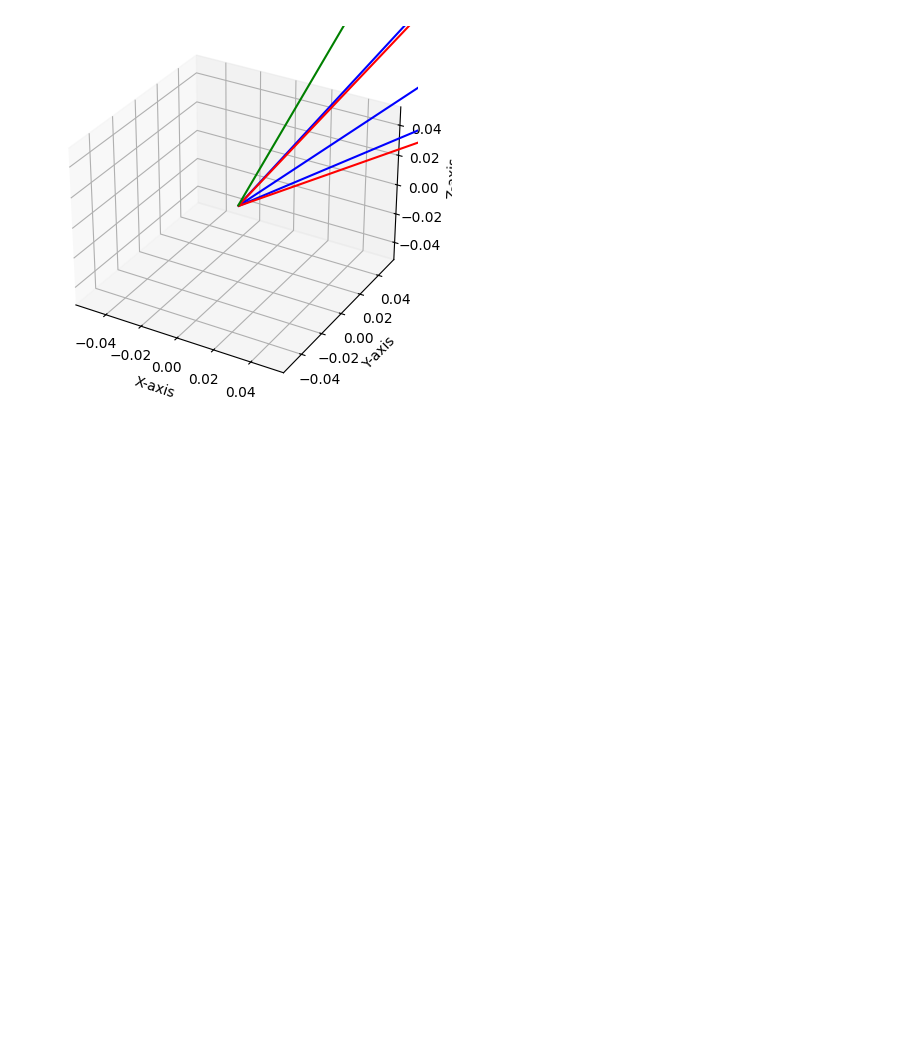
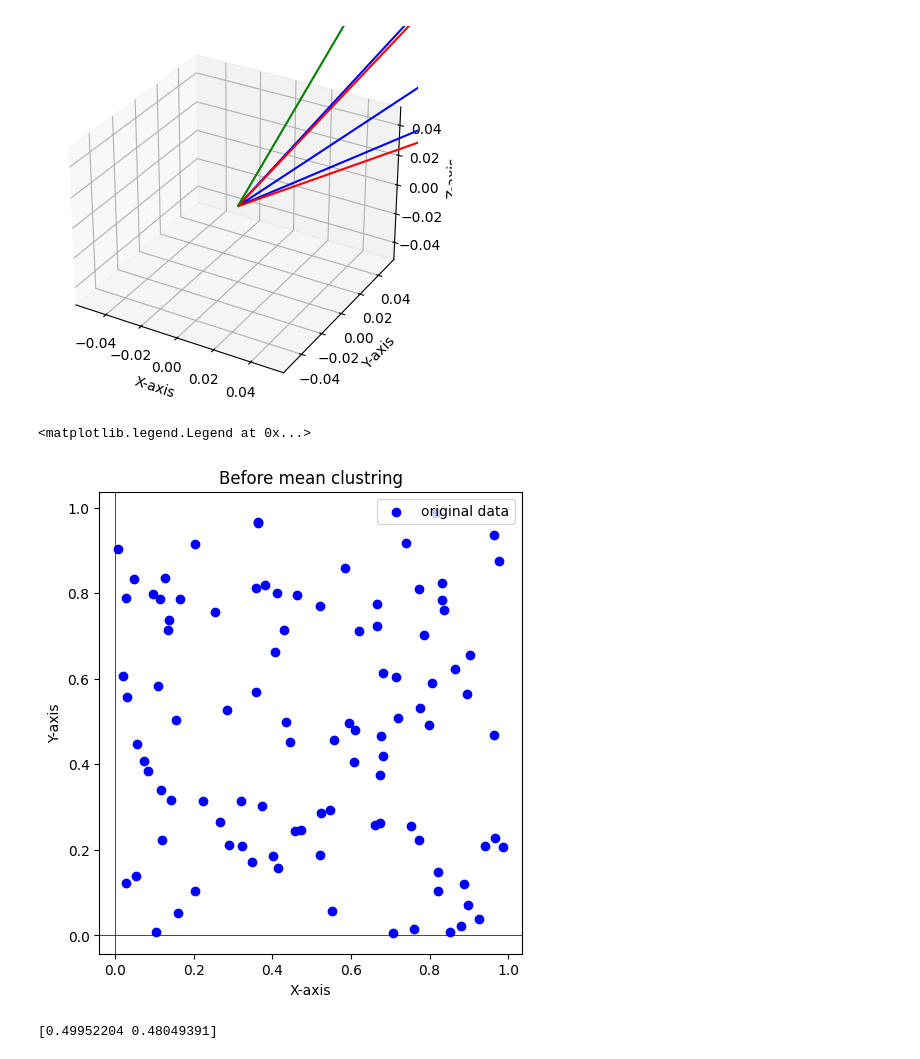
Before and after one commit to a4-adityaa/Data-Science-Fundamentals, a Jupyter notebook: Vectors.ipynb, the cells around one changed output. Drawn from its saved outputs; the diff is of its cells as text; code cells hidden in the pictures; blank space fills up the shorter version.

```diff
--- a/Vectors.ipynb
+++ b/Vectors.ipynb
@@ -70,3 +70,34 @@ plt.show()
 Enter the query point (3D vector) separated by space: 1 1 3
 The class of the nearest neighbor is: 0
 [figure]
+# %%
+# let's perform some mean shifting
+
+data = np.random.rand(100,2)
+data
+# %%
+# now we will plot the original figure
+
+plt.figure(figsize=(12,6))
+
+plt.subplot(1,2,1)
+plt.scatter(data[:,0], data[:,1], label= "original data", color= "blue")
+plt.xlabel("X-axis")
+plt.ylabel("Y-axis")
+plt.title("Before mean clustring")
+plt.axhline(0, color='black', linewidth=0.5)
+plt.axvline(0, color='black', linewidth=0.5)
+plt.legend()
+# %% [output]
+<matplotlib.legend.Legend at 0x...>
+[figure, added]
+# %%
+# now let's calculate the mean
+data_mean = np.mean(data, axis=0)
+
+print(data_mean)
+
+# perform mean centring
+centered_data = data - data_mean
+# %% [output]
+[0.49952204 0.48049391]
```
Also changed, not shown: parts of 1 cell of this notebook.
